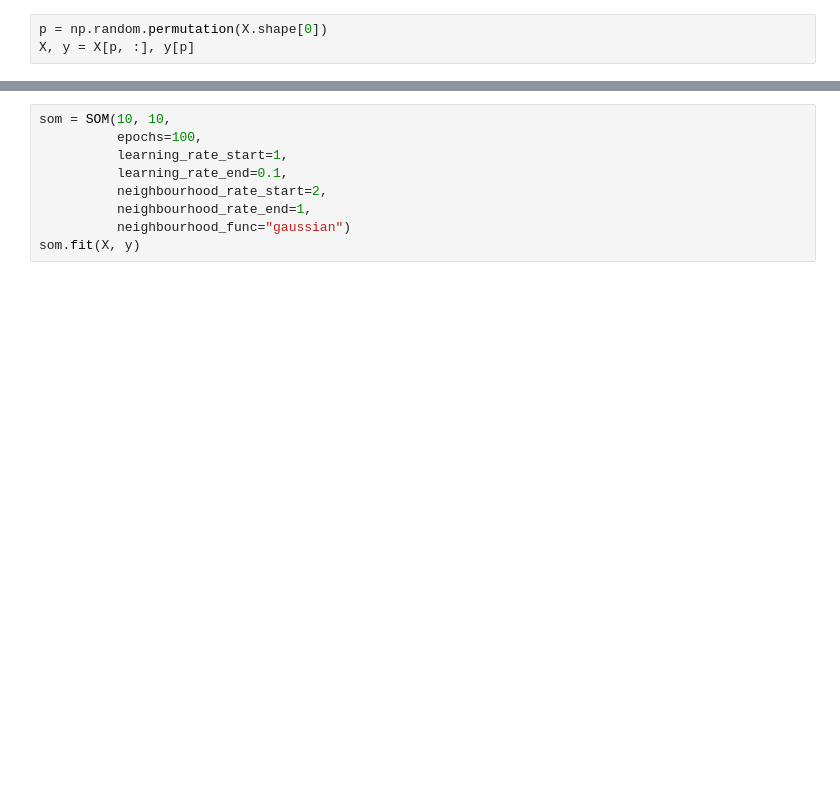
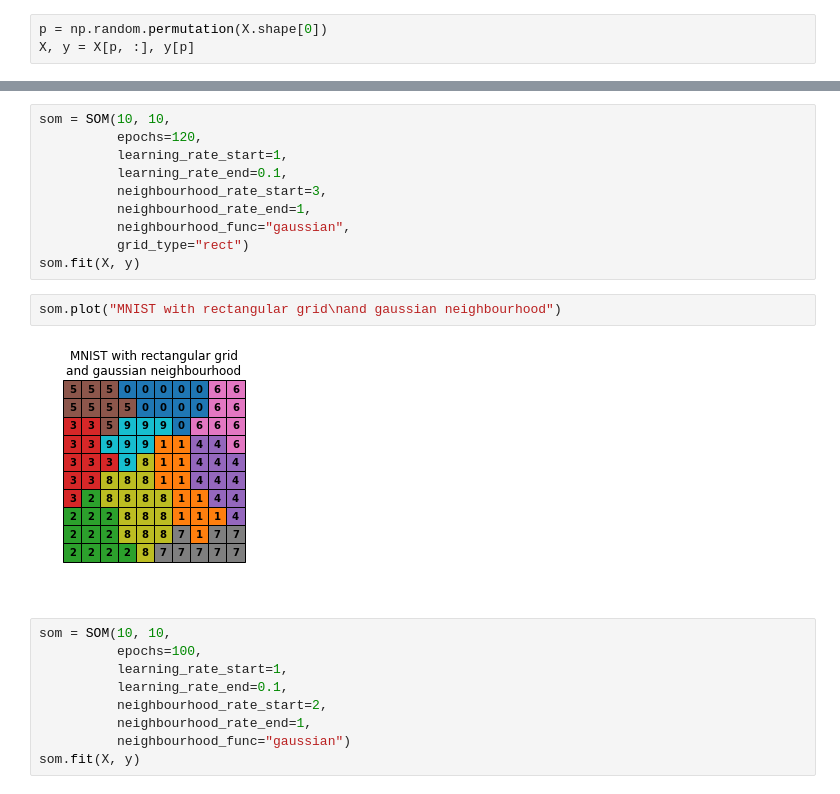
Before and after one commit to gekas145/SOM, a Jupyter notebook: demo.ipynb, the cells around one changed output, grey strips where cells are left out. Drawn from its saved outputs; the diff is of its cells as text; blank space fills up the shorter version.

Commit message:
test rect grid

```diff
--- a/demo.ipynb
+++ b/demo.ipynb
@@ -19,3 +23,17 @@ plt.show()
+# %%
+som = SOM(10, 10,
+          epochs=120,
+          learning_rate_start=1,
+          learning_rate_end=0.1,
+          neighbourhood_rate_start=3,
+          neighbourhood_rate_end=1,
+          neighbourhood_func="gaussian",
+          grid_type="rect")
+som.fit(X, y)
+# %%
+som.plot("MNIST with rectangular grid\nand gaussian neighbourhood")
+# %% [output]
+[figure, added]
 # %%
 som = SOM(10, 10,
           epochs=100,
```
Also changed, not shown: parts of 9 cells of this notebook, 1 other file.
